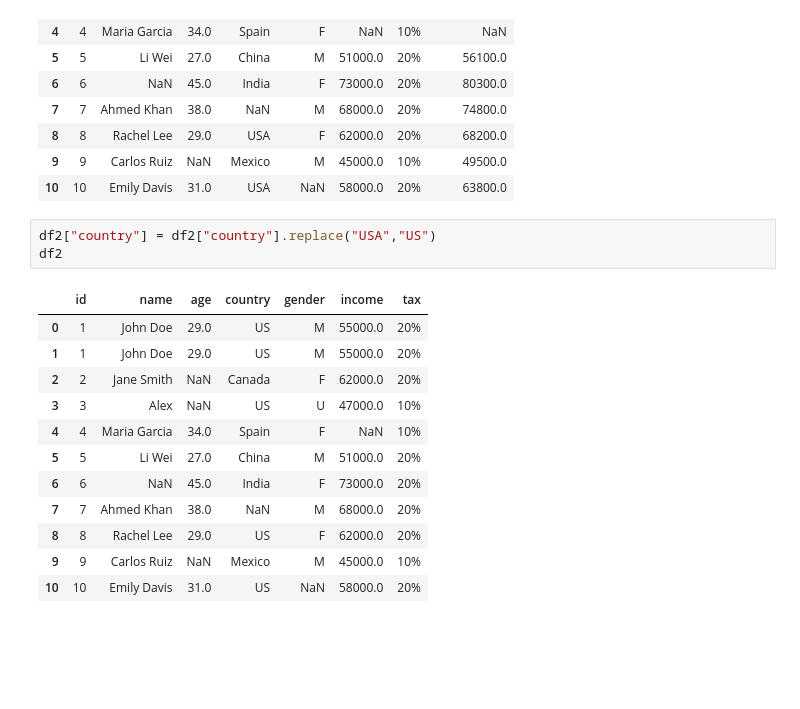
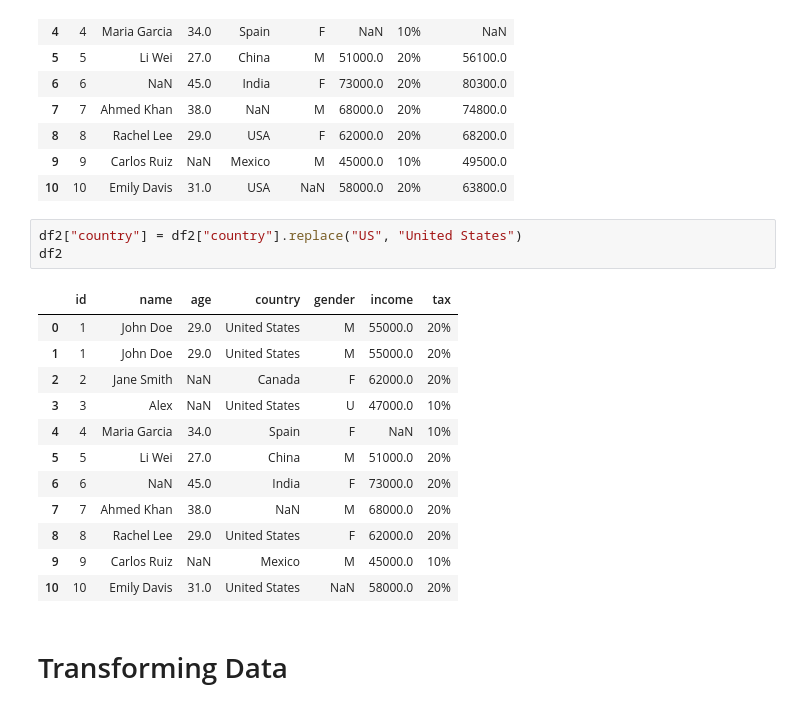
Before and after one commit to Rajni0327/Apna-College-AI-ML-, a Jupyter notebook: Pandas/Pandas_tutorial_1.ipynb, the cells around one changed output. Saved outputs shown, nothing was run; the diff lists cells and outputs as text; blank space fills up the shorter version.

```diff
--- a/Pandas/Pandas_tutorial_1.ipynb
+++ b/Pandas/Pandas_tutorial_1.ipynb
@@ -868,18 +868,20 @@ df2.assign(new_income = df2["income"] * 1.1)
 | 9 | 9 | Carlos Ruiz | NaN | Mexico | M | 45000.0 | 10% | 49500.0 |
 | 10 | 10 | Emily Davis | 31.0 | USA | NaN | 58000.0 | 20% | 63800.0 |
 # %%
-df2["country"] = df2["country"].replace("USA","US")
+df2["country"] = df2["country"].replace("US", "United States")
 df2
 # %% [output]
 |  | id | name | age | country | gender | income | tax |
-| 0 | 1 | John Doe | 29.0 | US | M | 55000.0 | 20% |
-| 1 | 1 | John Doe | 29.0 | US | M | 55000.0 | 20% |
+| 0 | 1 | John Doe | 29.0 | United States | M | 55000.0 | 20% |
+| 1 | 1 | John Doe | 29.0 | United States | M | 55000.0 | 20% |
 | 2 | 2 | Jane Smith | NaN | Canada | F | 62000.0 | 20% |
-| 3 | 3 | Alex | NaN | US | U | 47000.0 | 10% |
+| 3 | 3 | Alex | NaN | United States | U | 47000.0 | 10% |
 | 4 | 4 | Maria Garcia | 34.0 | Spain | F | NaN | 10% |
 | 5 | 5 | Li Wei | 27.0 | China | M | 51000.0 | 20% |
 | 6 | 6 | NaN | 45.0 | India | F | 73000.0 | 20% |
 | 7 | 7 | Ahmed Khan | 38.0 | NaN | M | 68000.0 | 20% |
-| 8 | 8 | Rachel Lee | 29.0 | US | F | 62000.0 | 20% |
+| 8 | 8 | Rachel Lee | 29.0 | United States | F | 62000.0 | 20% |
 | 9 | 9 | Carlos Ruiz | NaN | Mexico | M | 45000.0 | 10% |
-| 10 | 10 | Emily Davis | 31.0 | US | NaN | 58000.0 | 20% |
+| 10 | 10 | Emily Davis | 31.0 | United States | NaN | 58000.0 | 20% |
+# %% [markdown]
+# Transforming Data
```
